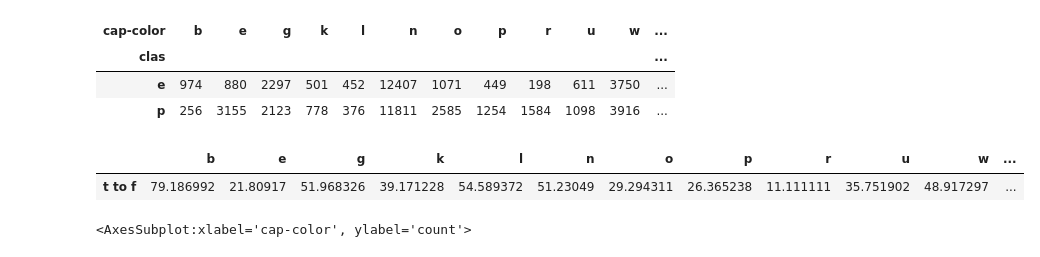
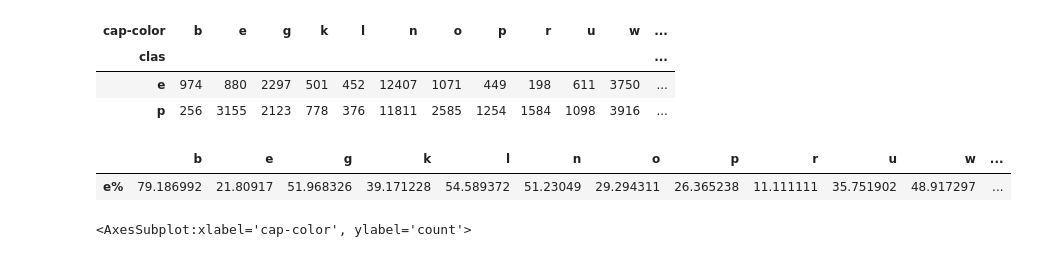
Before and after one commit to Arjissuan/Mushrooms-and-machine-learning, a Jupyter notebook: src/main_notebook.ipynb, the cells around one changed output. Drawn from its saved outputs; the diff is of its cells as text; code cells hidden in the pictures.

```diff
--- a/src/main_notebook.ipynb
+++ b/src/main_notebook.ipynb
@@ -302,11 +309,11 @@ cap_col
 | p | 256 | 3155 | 2123 | 778 | 376 | 11811 | 2585 | 1254 | 1584 | 1098 | 3916 | ... |
 # %%
 cap_perc = dict(map(lambda x: (x,(cap_col[x]['e']*100)/np.sum(cap_col[x])), cap_col.columns))
-pd.DataFrame(index=['t to f'], data=cap_perc)
+pd.DataFrame(index=['e%'], data=cap_perc)
 #
 # %% [output]
 |  | b | e | g | k | l | n | o | p | r | u | w | ... |
-| t to f | 79.186992 | 21.80917 | 51.968326 | 39.171228 | 54.589372 | 51.23049 | 29.294311 | 26.365238 | 11.111111 | 35.751902 | 48.917297 | ... |
+| e% | 79.186992 | 21.80917 | 51.968326 | 39.171228 | 54.589372 | 51.23049 | 29.294311 | 26.365238 | 11.111111 | 35.751902 | 48.917297 | ... |
 # %%
 sns.countplot(secondary_df, x='cap-color')
 # %% [output]
```
Also changed, not shown: parts of 3 cells of this notebook, 3 other files.
